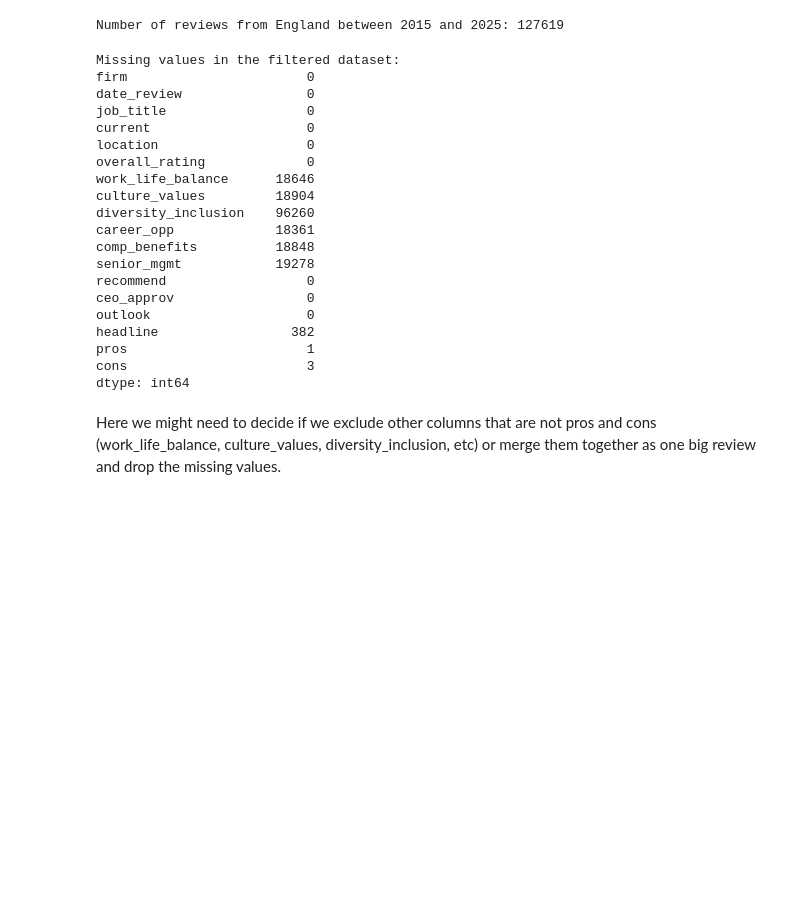
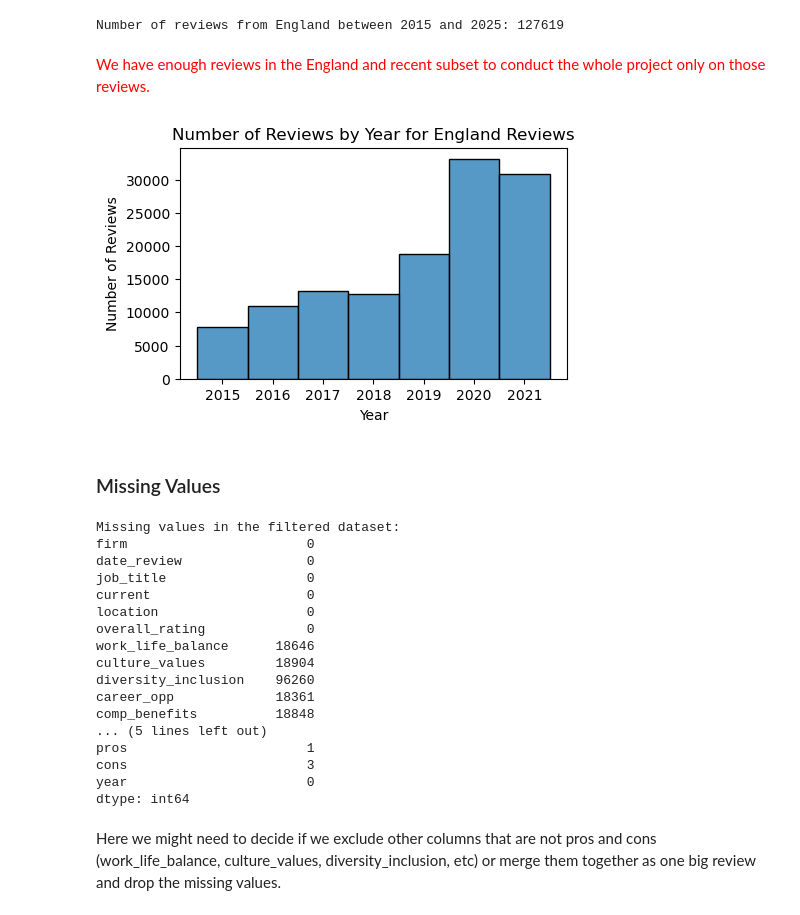
Before and after one commit to javirubio4/glassdoor_reviews, a Jupyter notebook: EDA.ipynb, the cells around one changed output. Saved outputs shown, nothing was run; the diff lists cells and outputs as text; code cells hidden in the pictures; blank space fills up the shorter version.

```diff
--- a/EDA.ipynb
+++ b/EDA.ipynb
@@ -177,9 +300,9 @@ england_reviews.head()
 | 13 | AFH-Wealth-Management | 2017-05-21 | Administrative Support | Former Employee, more than 5 years | Birmingham, England, England | 1 | 4.0 | 1.0 | ... |
 # %%
 # Filter for reviews between the years 2015 and 2025 (inclusive)
-england_reviews = england_reviews[(england_reviews['date_review'] >= '2015-01-01') & (england_reviews['date_review'] <= '2025-12-31')]
+england_recent = england_reviews[(england_reviews['date_review'] >= '2015-01-01') & (england_reviews['date_review'] <= '2025-12-31')].copy()
 #Check the first few rows of the filtered DataFrame
-england_reviews.head()
+england_recent.head()
 # %% [output]
 |  | firm | date_review | job_title | current | location | overall_rating | work_life_balance | culture_values | ... |
 | 1 | AFH-Wealth-Management | 2015-12-11 | Office Administrator | Current Employee, more than 1 year | Bromsgrove, England, England | 2 | 3.0 | 1.0 | ... |
@@ -194,9 +317,28 @@ count_reviews = england_reviews.shape[0]
 print(f"Number of reviews from England between 2015 and 2025: {count_reviews}")
 # %% [output]
 Number of reviews from England between 2015 and 2025: 127619
+# %% [markdown]
+<span style="color: red;">We have enough reviews in the England and recent subset to conduct the whole project only on those reviews.</span>
+# %%
+# Extract year from the date_review column
+england_recent.loc[:,'year'] = england_recent['date_review'].dt.year
+
+# Create the histogram with seaborn
+plt.figure(figsize=(5, 3))
+sns.histplot(data=england_recent, x='year',
+             bins=range(england_recent['year'].min(), england_recent['year'].max() + 2),
+             discrete=True)
+plt.xlabel("Year")
+plt.ylabel("Number of Reviews")
+plt.title("Number of Reviews by Year for England Reviews")
+plt.show()
+# %% [output]
+[figure, added]
+# %% [markdown]
+### Missing Values
 # %%
 # Analyze missing values in the filtered dataset
-missing_values = england_reviews.isnull().sum()
+missing_values = england_recent.isnull().sum()
 # Print the missing values
 print("Missing values in the filtered dataset:")
 print(missing_values)
@@ -213,13 +355,10 @@ culture_values         18904
 diversity_inclusion    96260
 career_opp             18361
 comp_benefits          18848
-senior_mgmt            19278
-recommend                  0
-ceo_approv                 0
-outlook                    0
-headline                 382
+... (5 lines left out)
 pros                       1
 cons                       3
+year                       0
 dtype: int64
 # %% [markdown]
 Here we might need to decide if we exclude other columns that are not pros and cons (work_life_balance, culture_values, diversity_inclusion, etc) or merge them together as one big review and drop the missing values.
```
Also changed, not shown: parts of 39 cells of this notebook.
